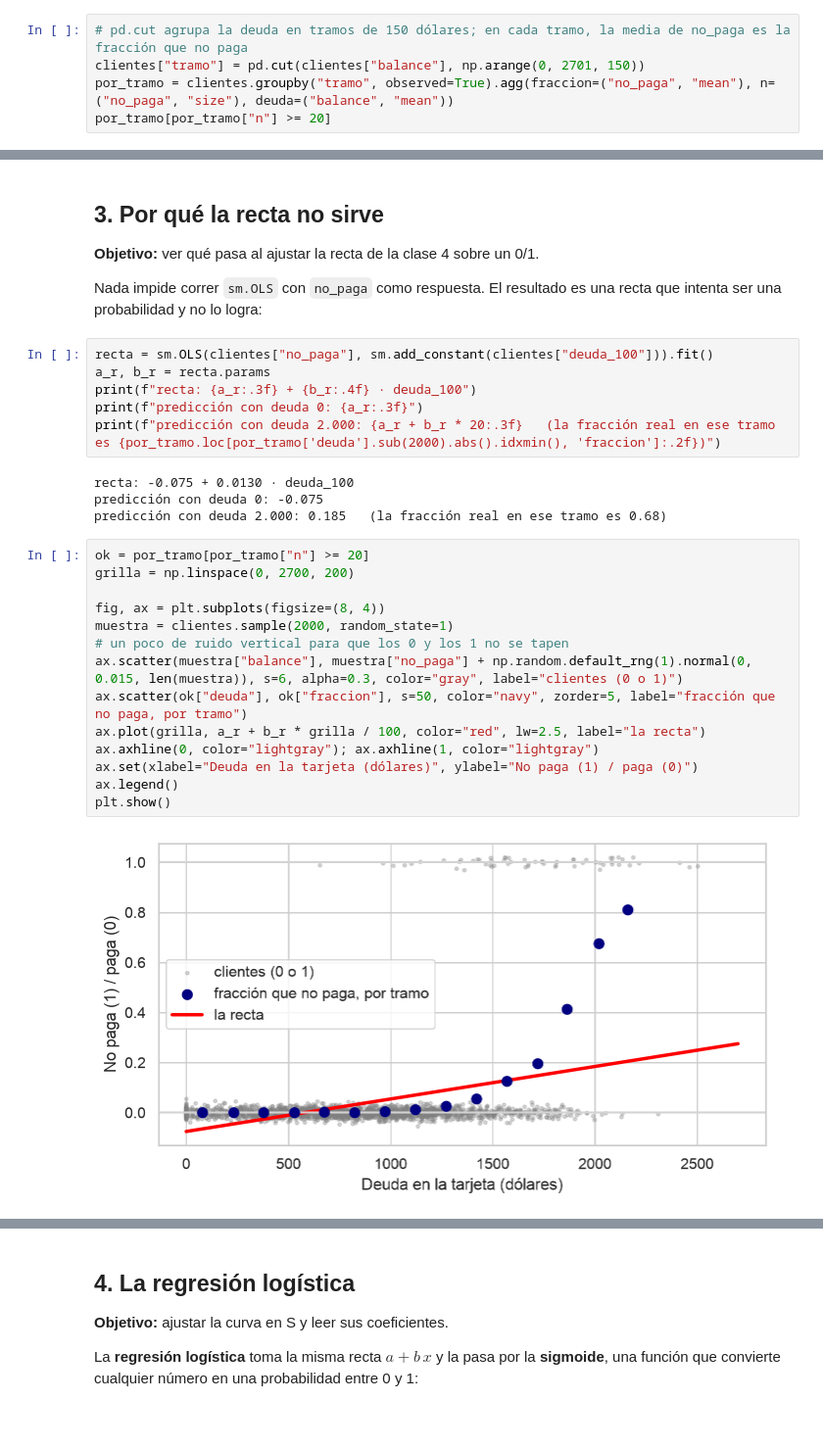
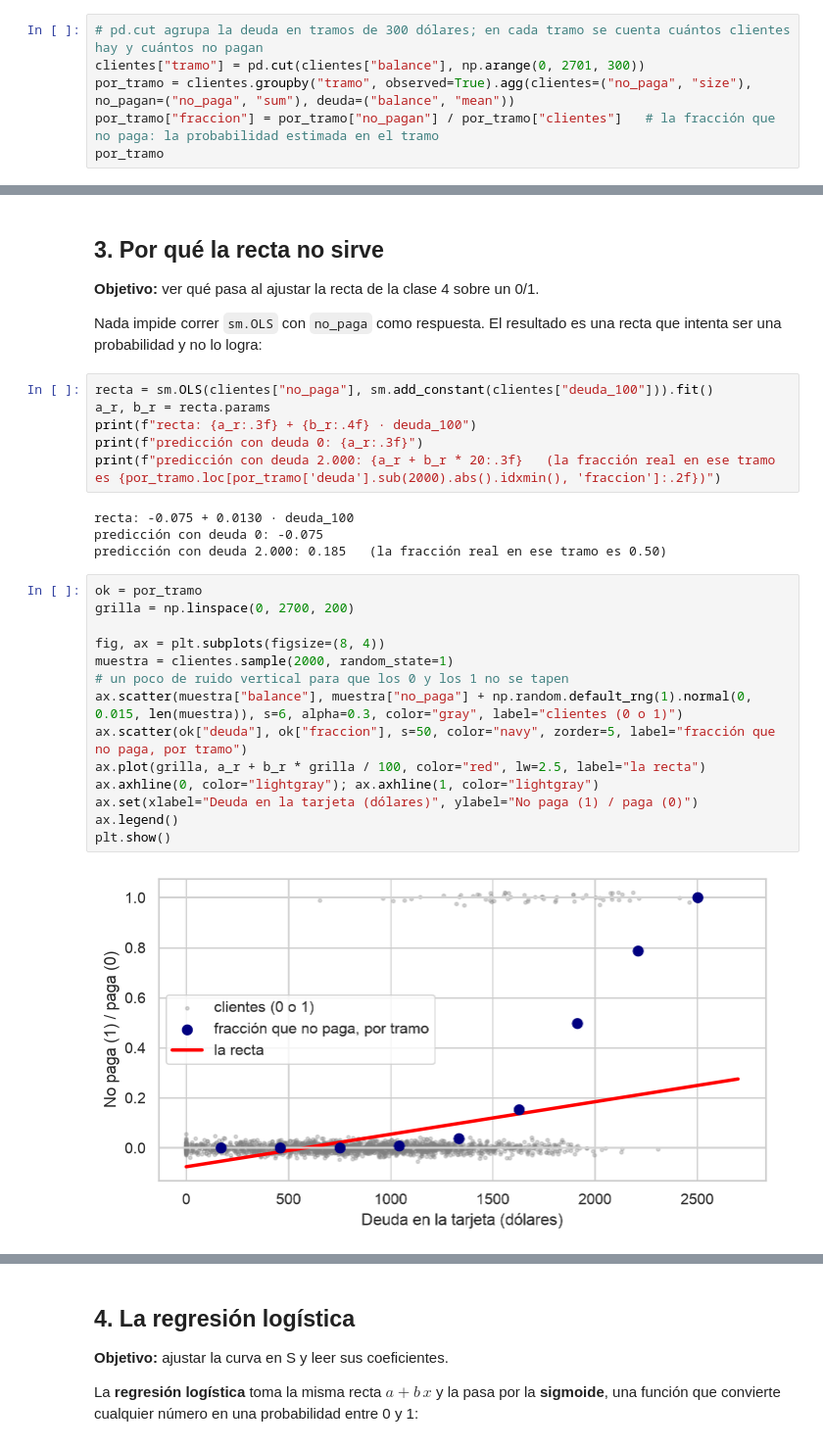
Before and after one commit to daniopitz/diplomado-cdd, a Jupyter notebook: 06_regresion_logistica.ipynb, the cells around one changed output, grey strips where cells are left out. Shown at 98% size. Drawn from its saved outputs; the diff is of its cells as text.

```diff
--- a/06_regresion_logistica.ipynb
+++ b/06_regresion_logistica.ipynb
@@ -65,8 +65,9 @@ clientes: 10000 | dejaron de pagar: 333 | proporción p = 0.033
 # %% [markdown]
 Lo que queremos es que $p$ dependa de $x$: que la probabilidad de no pagar cambie con la deuda. Primero, los datos: la fracción que no paga, por tramo de deuda.
 # %%
-# pd.cut agrupa la deuda en tramos de 150 dólares; en cada tramo, la media de no_paga es la fracción que no paga
-clientes["tramo"] = pd.cut(clientes["balance"], np.arange(0, 2701, 150))
-por_tramo = clientes.groupby("tramo", observed=True).agg(fraccion=("no_paga", "mean"), n=("no_paga", "size"), deuda=("balance", "mean"))
-por_tramo[por_tramo["n"] >= 20]
+# pd.cut agrupa la deuda en tramos de 300 dólares; en cada tramo se cuenta cuántos clientes hay y cuántos no pagan
+clientes["tramo"] = pd.cut(clientes["balance"], np.arange(0, 2701, 300))
+por_tramo = clientes.groupby("tramo", observed=True).agg(clientes=("no_paga", "size"), no_pagan=("no_paga", "sum"), deuda=("balance", "mean"))
+por_tramo["fraccion"] = por_tramo["no_pagan"] / por_tramo["clientes"]   # la fracción que no paga: la probabilidad estimada en el tramo
+por_tramo
 # %% [output]
@@ -104,21 +99,21 @@ print(f"predicción con deuda 2.000: {a_r + b_r * 20:.3f}   (la fracción real e
 # %% [output]
 recta: -0.075 + 0.0130 · deuda_100
 predicción con deuda 0: -0.075
-predicción con deuda 2.000: 0.185   (la fracción real en ese tramo es 0.68)
+predicción con deuda 2.000: 0.185   (la fracción real en ese tramo es 0.50)
 # %%
-ok = por_tramo[por_tramo["n"] >= 20]
+ok = por_tramo
 grilla = np.linspace(0, 2700, 200)
 
 fig, ax = plt.subplots(figsize=(8, 4))
 muestra = clientes.sample(2000, random_state=1)
 # un poco de ruido vertical para que los 0 y los 1 no se tapen
 ax.scatter(muestra["balance"], muestra["no_paga"] + np.random.default_rng(1).normal(0, 0.015, len(muestra)), s=6, alpha=0.3, color="gray", label="clientes (0 o 1)")
 ax.scatter(ok["deuda"], ok["fraccion"], s=50, color="navy", zorder=5, label="fracción que no paga, por tramo")
 ax.plot(grilla, a_r + b_r * grilla / 100, color="red", lw=2.5, label="la recta")
 ax.axhline(0, color="lightgray"); ax.axhline(1, color="lightgray")
 ax.set(xlabel="Deuda en la tarjeta (dólares)", ylabel="No paga (1) / paga (0)")
 ax.legend()
 plt.show()
 # %% [output]
-[figure, old version]
+[figure, new version]
 # %% [markdown]
```
Also changed, not shown: parts of 4 cells of this notebook, 5 other files.
